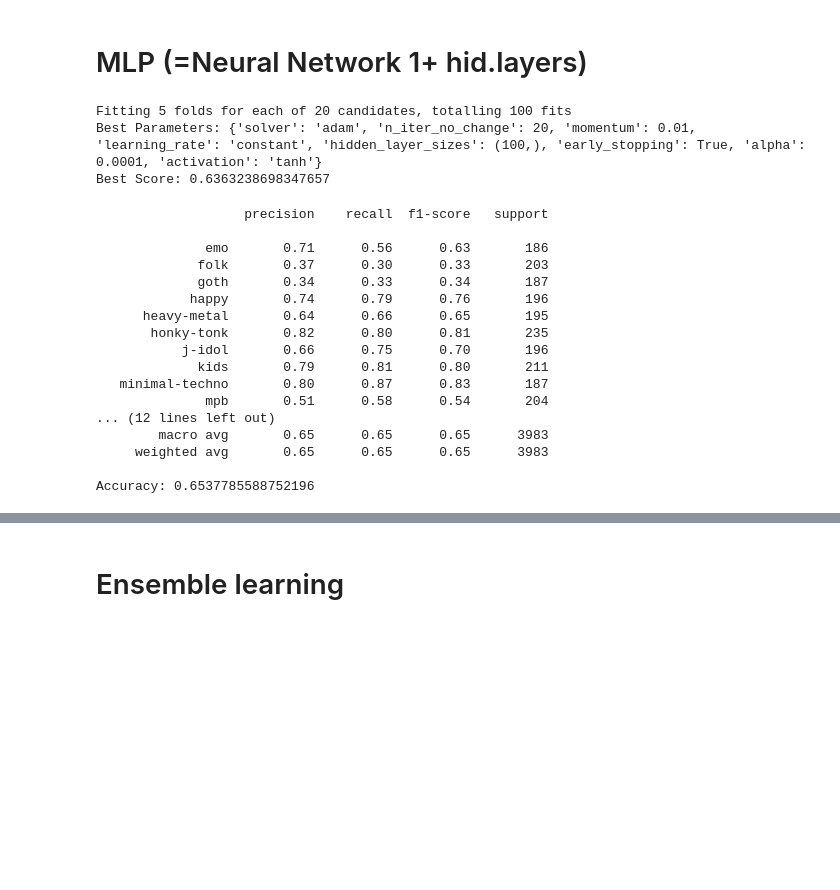
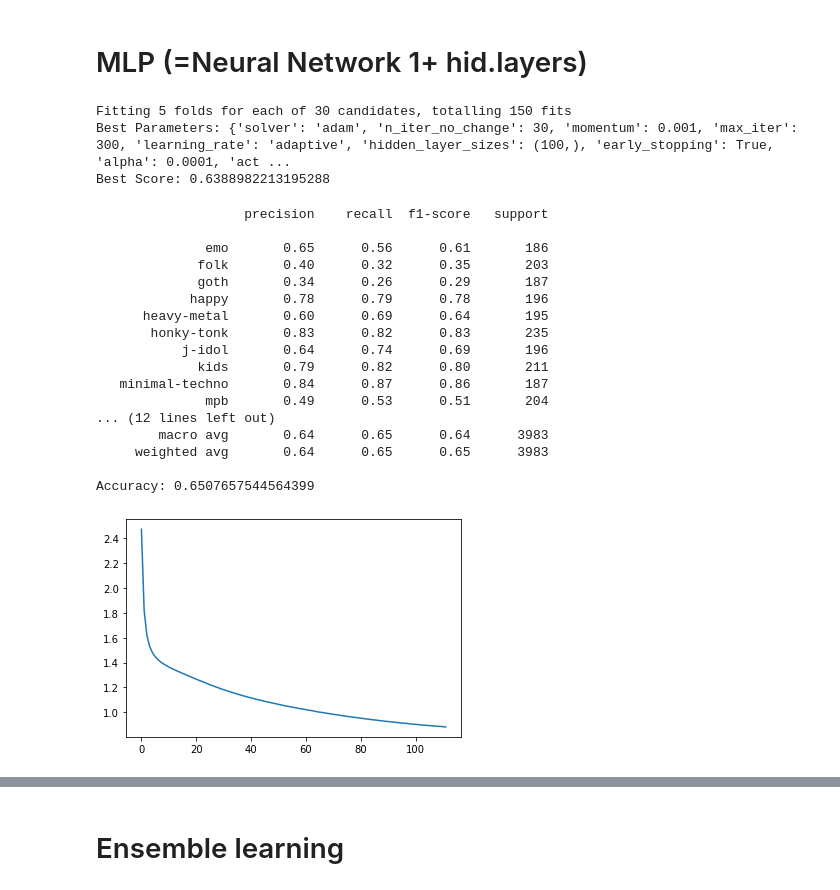
Before and after one commit to Bakko000/Data-Mining-2, a Jupyter notebook: advancedclass.ipynb, the cells around one changed output, grey strips where cells are left out. Drawn from its saved outputs; the diff is of its cells as text; code cells hidden in the pictures; blank space fills up the shorter version.

```diff
--- a/advancedclass.ipynb
+++ b/advancedclass.ipynb
@@ -238,18 +238,19 @@ from sklearn.metrics import accuracy_score, classification_report
 param_grid = {
     'hidden_layer_sizes': [(100,), (50, 50), (50, 100, 50)],  # Various hidden layer sizes
     'activation': ['logistic', 'tanh', 'relu'],  # Activation functions
-    'solver': ['adam', 'sgd'],  # Solvers for optimization
+    'solver': ['adam', 'sgd', 'lbfgs'],  # Solvers for optimization
     'alpha': [0.0001, 0.001, 0.01],  # L2 regularization parameter
     'learning_rate': ['constant', 'adaptive'],
     'momentum': [0.1, 0.01, 0.001],
     'n_iter_no_change': [20, 30],
+    'max_iter': [300, 400, 500],
     'early_stopping': [True] # Learning rate schedule
 }
 
 # Create MLP classifier
 mlp = MLPClassifier()
 
-randomized_search = RandomizedSearchCV(mlp, param_grid, n_iter=20, verbose=1, random_state=42, n_jobs=-1)
+randomized_search = RandomizedSearchCV(mlp, param_grid, n_iter=30, verbose=1, random_state=42, n_jobs=-1)
 
 randomized_search.fit(X_train_norm, y_train)
 
@@ -258,9 +259,9 @@ best_params = randomized_search.best_params_
 print("Best Parameters:", best_params)
 print("Best Score:", randomized_search.best_score_)
 # %% [output]
-Fitting 5 folds for each of 20 candidates, totalling 100 fits
-Best Parameters: {'solver': 'adam', 'n_iter_no_change': 20, 'momentum': 0.01, 'learning_rate': 'constant', 'hidden_layer_sizes': (100,), 'early_stopping': True, 'alpha': 0.0001, 'activation': 'tanh'}
-Best Score: 0.6363238698347657
+Fitting 5 folds for each of 30 candidates, totalling 150 fits
+Best Parameters: {'solver': 'adam', 'n_iter_no_change': 30, 'momentum': 0.001, 'max_iter': 300, 'learning_rate': 'adaptive', 'hidden_layer_sizes': (100,), 'early_stopping': True, 'alpha': 0.0001, 'act ...
+Best Score: 0.6388982213195288
 # %%
 # Create MLP classifier
 mlp = MLPClassifier(**best_params)
@@ -285,25 +286,29 @@ report = classification_report(y_test_original, y_pred_original, target_names=cl
 print(report)
 
 report = classification_report(y_test, y_pred)
-conf_matrix = confusion_matrix(y_test, y_pred)
 
 print("Accuracy:", accuracy)
 # %% [output]
                    precision    recall  f1-score   support
 
-              emo       0.71      0.56      0.63       186
-             folk       0.37      0.30      0.33       203
-             goth       0.34      0.33      0.34       187
-            happy       0.74      0.79      0.76       196
-      heavy-metal       0.64      0.66      0.65       195
-       honky-tonk       0.82      0.80      0.81       235
-           j-idol       0.66      0.75      0.70       196
-             kids       0.79      0.81      0.80       211
-   minimal-techno       0.80      0.87      0.83       187
-              mpb       0.51      0.58      0.54       204
+              emo       0.65      0.56      0.61       186
+             folk       0.40      0.32      0.35       203
+             goth       0.34      0.26      0.29       187
+            happy       0.78      0.79      0.78       196
+      heavy-metal       0.60      0.69      0.64       195
+       honky-tonk       0.83      0.82      0.83       235
+           j-idol       0.64      0.74      0.69       196
+             kids       0.79      0.82      0.80       211
+   minimal-techno       0.84      0.87      0.86       187
+              mpb       0.49      0.53      0.51       204
 ... (12 lines left out)
-        macro avg       0.65      0.65      0.65      3983
-     weighted avg       0.65      0.65      0.65      3983
+        macro avg       0.64      0.65      0.64      3983
+     weighted avg       0.64      0.65      0.65      3983
 
-Accuracy: 0.6537785588752196
+Accuracy: 0.6507657544564399
+# %%
+plt.plot(mlp.loss_curve_)
+plt.show()
+# %% [output]
+[figure, added]
 # %%
```
Also changed, not shown: parts of 1 cell of this notebook, 1 other file.
